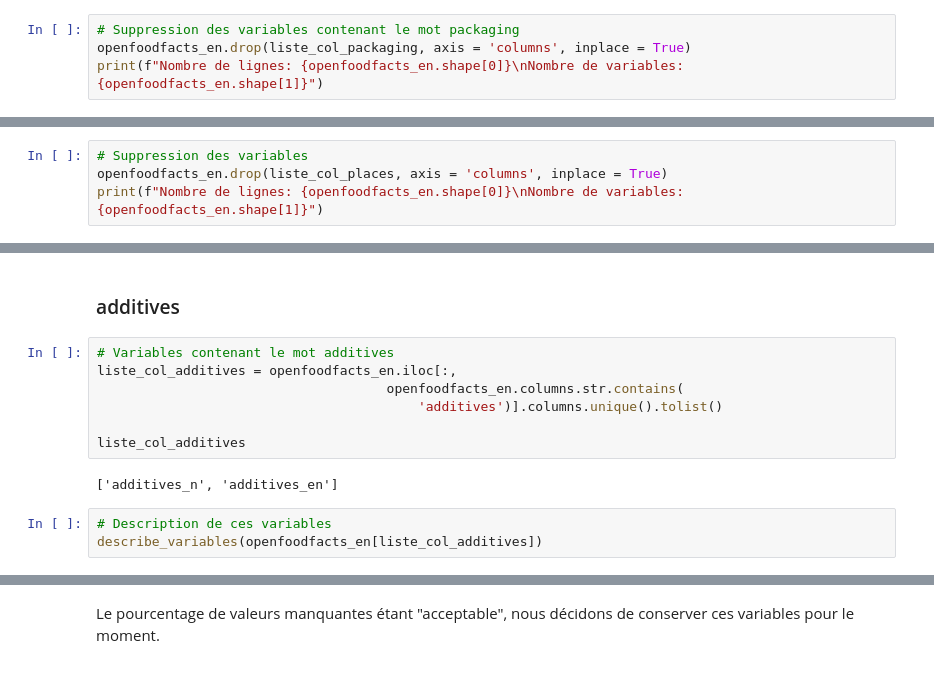
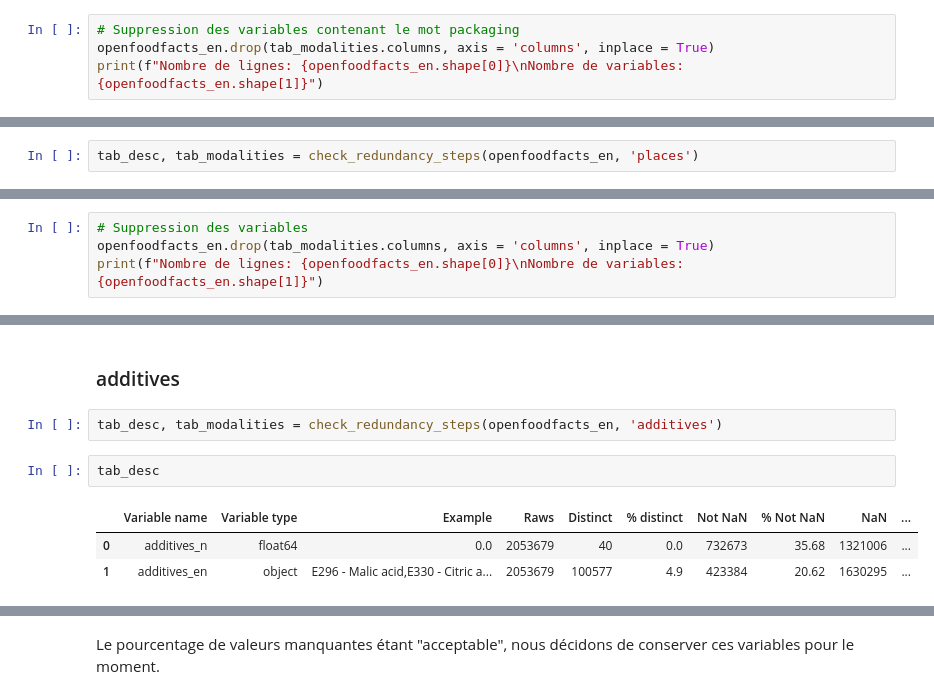
Before and after one commit to Milie-Mimi/OC_DS_Project3, a Jupyter notebook: Projet_3_Cleaning_EGR.ipynb, the cells around one changed output, grey strips where cells are left out. Cells and saved outputs as stored; diff of their text form.

```diff
--- a/Projet_3_Cleaning_EGR.ipynb
+++ b/Projet_3_Cleaning_EGR.ipynb
@@ -766,6 +756,6 @@ openfoodfacts_en[openfoodfacts_en[liste_col_packaging].notnull().all(1)][liste_c
 # %%
 # Suppression des variables contenant le mot packaging
-openfoodfacts_en.drop(liste_col_packaging, axis = 'columns', inplace = True)
+openfoodfacts_en.drop(tab_modalities.columns, axis = 'columns', inplace = True)
 print(f"Nombre de lignes: {openfoodfacts_en.shape[0]}\nNombre de variables: {openfoodfacts_en.shape[1]}")
 # %% [output]
 Nombre de lignes: 2053679
@@ -842,0 +794,2 @@ openfoodfacts_en[openfoodfacts_en[liste_col_places].notnull().all(1)][liste_col_
+# %%
+tab_desc, tab_modalities = check_redundancy_steps(openfoodfacts_en, 'places')
@@ -844,22 +812,18 @@ openfoodfacts_en[openfoodfacts_en[liste_col_places].notnull().all(1)][liste_col_
 Ces variables étant très peu alimentées (plus de 90% de NaN), supprimons les.
 # %%
 # Suppression des variables
-openfoodfacts_en.drop(liste_col_places, axis = 'columns', inplace = True)
+openfoodfacts_en.drop(tab_modalities.columns, axis = 'columns', inplace = True)
 print(f"Nombre de lignes: {openfoodfacts_en.shape[0]}\nNombre de variables: {openfoodfacts_en.shape[1]}")
 # %% [output]
 Nombre de lignes: 2053679
 Nombre de variables: 114
 # %% [markdown]
 ### additives <a class="anchor" id="additives"></a>
-# %%
-# Variables contenant le mot additives
-liste_col_additives = openfoodfacts_en.iloc[:,
-                                     openfoodfacts_en.columns.str.contains(
-                                         'additives')].columns.unique().tolist()
-
-liste_col_additives
-# %% [output]
-['additives_n', 'additives_en']
-# %%
-# Description de ces variables
-describe_variables(openfoodfacts_en[liste_col_additives])
+# %%
+tab_desc, tab_modalities = check_redundancy_steps(openfoodfacts_en, 'additives')
+# %%
+tab_desc
+# %% [output]
+|  | Variable name | Variable type | Example | Raws | Distinct | % distinct | Not NaN | % Not NaN | NaN | ... |
+| 0 | additives_n | float64 | 0.0 | 2053679 | 40 | 0.0 | 732673 | 35.68 | 1321006 | ... |
+| 1 | additives_en | object | E296 - Malic acid,E330 - Citric a... | 2053679 | 100577 | 4.9 | 423384 | 20.62 | 1630295 | ... |
```
Also changed, not shown: parts of 148 cells of this notebook.
